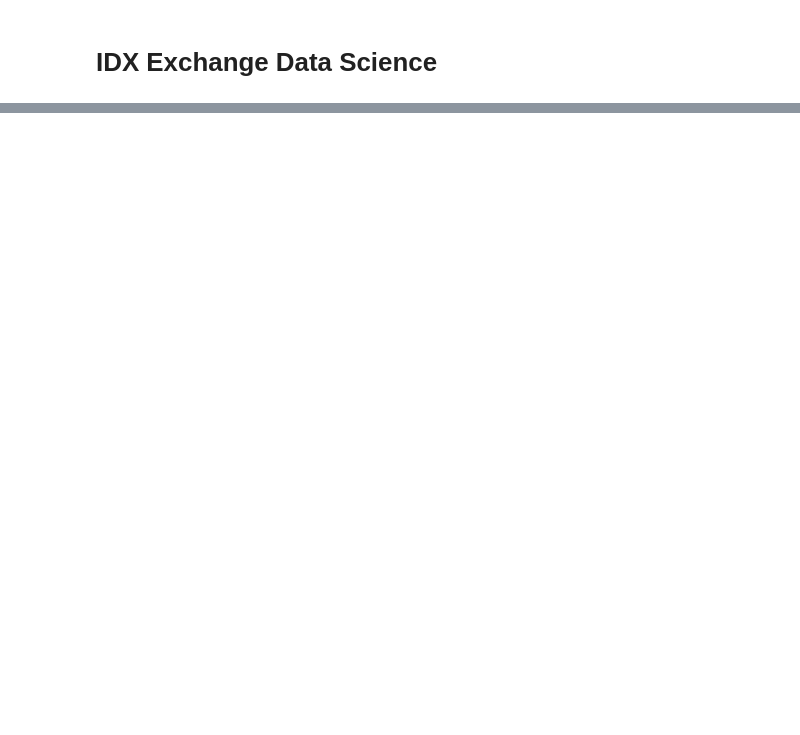
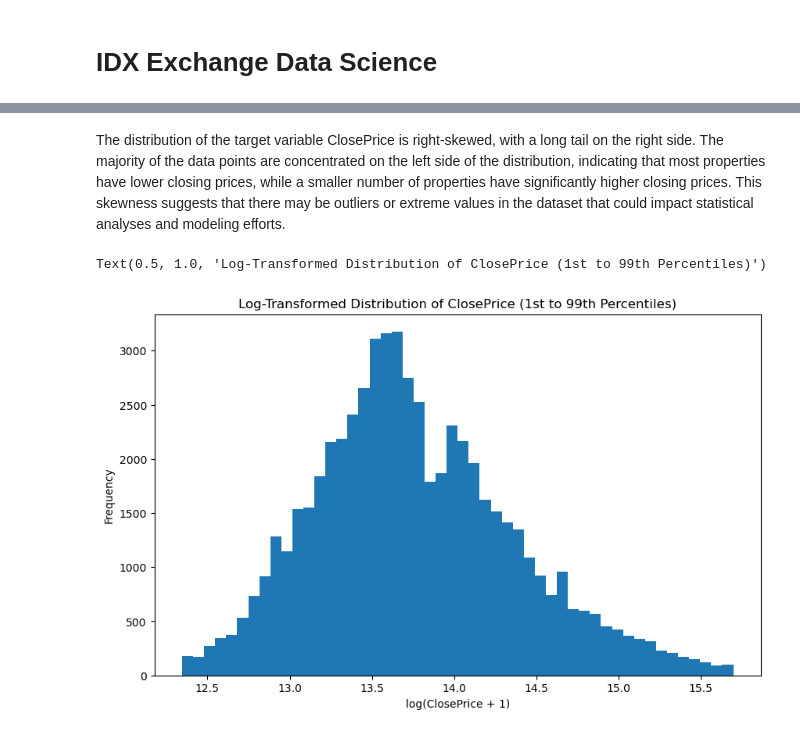
Before and after one commit to dairalmerino/IDX-Exchange-Data-Science, a Jupyter notebook: 01_exploration.ipynb, the cells around one changed output, grey strips where cells are left out. Saved outputs shown, nothing was run; the diff lists cells and outputs as text; code cells hidden in the pictures; blank space fills up the shorter version.

```diff
--- a/01_exploration.ipynb
+++ b/01_exploration.ipynb
@@ -67,0 +152,14 @@ count  19085.000000  17774.000000  1.906600e+04  19088.000000
+# %% [markdown]
+The distribution of the target variable ClosePrice is right-skewed, with a long tail on the right side. The majority of the data points are concentrated on the left side of the distribution, indicating that most properties have lower closing prices, while a smaller number of properties have significantly higher closing prices. This skewness suggests that there may be outliers or extreme values in the dataset that could impact statistical analyses and modeling efforts.
+# %%
+#Apply log transformation to ClosePrice to see if it normalizes the distribution
+plt.figure(figsize=(10, 6))
+# Apply log transformation, adding 1 to avoid log(0)
+log_transformed = np.log1p(plot_df[(plot_df[target_column] >= lower_bound) & (plot_df[target_column] <= upper_bound)][target_column])
+plt.hist(log_transformed, bins=50)
+plt.xlabel(f"log({target_column} + 1)")
+plt.ylabel("Frequency")
+plt.title(f"Log-Transformed Distribution of {target_column} (1st to 99th Percentiles)")
+# %% [output]
+Text(0.5, 1.0, 'Log-Transformed Distribution of ClosePrice (1st to 99th Percentiles)')
+[figure, added]
```
Also changed, not shown: parts of 24 cells of this notebook, 1 other file.
